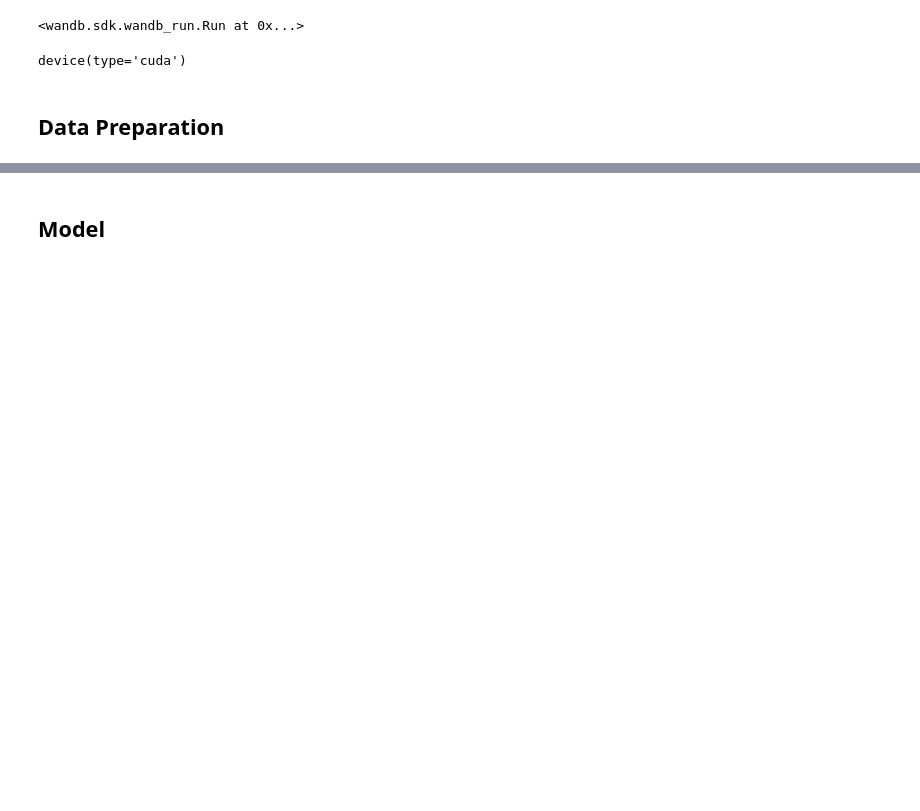
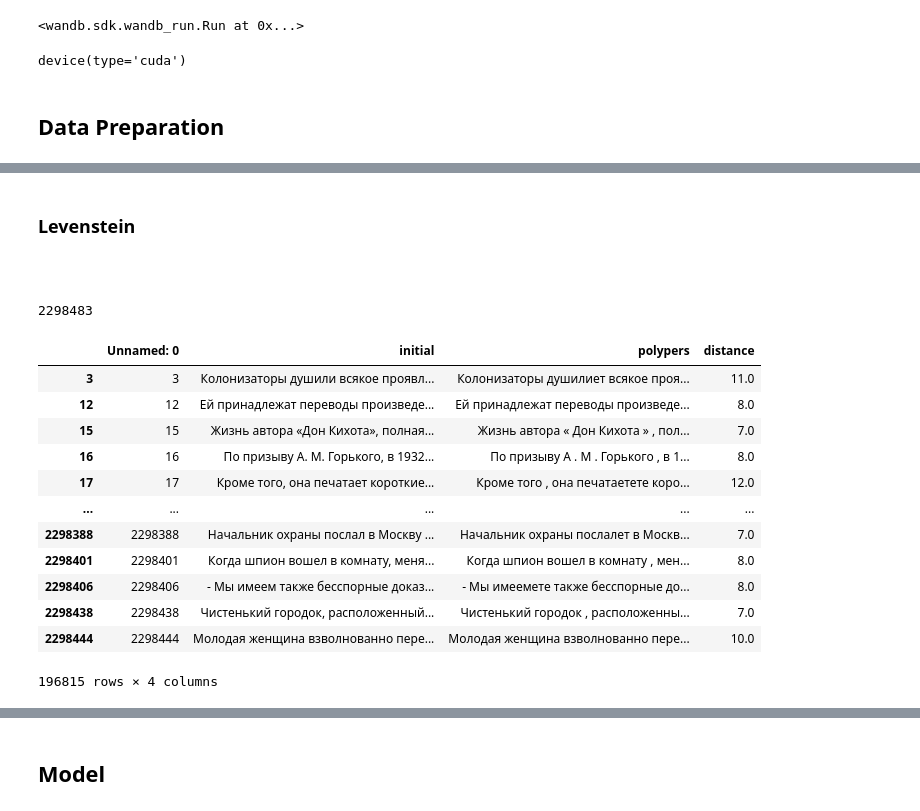
Before and after one commit to Xenomirant/ModularLM, a Jupyter notebook: bert_tuning.ipynb, the cells around one changed output, grey strips where cells are left out. Saved outputs shown, nothing was run; the diff lists cells and outputs as text; code cells hidden in the pictures; blank space fills up the shorter version.

```diff
--- a/bert_tuning.ipynb
+++ b/bert_tuning.ipynb
@@ -65,0 +97,2 @@ MODEL_NAME = 'DeepPavlov/rubert-base-cased'
+# %% [markdown]
+### Levenstein
@@ -66 +113,36 @@ MODEL_NAME = 'DeepPavlov/rubert-base-cased'
+# %%
+with open("lev_dist.pkl", "wb") as f:
+
+    pkl.dump(distance, f)
+# %% [markdown]
+###
+# %%
+with open("lev_dist.pkl", "rb") as f:
+    distance = pkl.load(f)
+# %%
+len(distance)
+# %% [output]
+2298483
+# %%
+df = df.iloc[:len(distance), :]
+
+df = df.assign(distance = distance)
+# %%
+df = df.loc[df["distance"] >= 7]
+# %%
+df
+# %% [output]
+|  | Unnamed: 0 | initial | polypers | distance |
+| 3 | 3 | Колонизаторы душили всякое проявл... | Колонизаторы душилиет всякое проя... | 11.0 |
+| 12 | 12 | Ей принадлежат переводы произведе... | Ей принадлежат переводы произведе... | 8.0 |
+| 15 | 15 | Жизнь автора «Дон Кихота», полная... | Жизнь автора « Дон Кихота » , пол... | 7.0 |
+| 16 | 16 | По призыву А. М. Горького, в 1932... | По призыву А . М . Горького , в 1... | 8.0 |
+| 17 | 17 | Кроме того, она печатает короткие... | Кроме того , она печатаетете коро... | 12.0 |
+| ... | ... | ... | ... | ... |
+| 2298388 | 2298388 | Начальник охраны послал в Москву ... | Начальник охраны послалет в Москв... | 7.0 |
+| 2298401 | 2298401 | Когда шпион вошел в комнату, меня... | Когда шпион вошел в комнату , мен... | 8.0 |
+| 2298406 | 2298406 | - Мы имеем также бесспорные доказ... | - Мы имеемете также бесспорные до... | 8.0 |
+| 2298438 | 2298438 | Чистенький городок, расположенный... | Чистенький городок , расположенны... | 7.0 |
+| 2298444 | 2298444 | Молодая женщина взволнованно пере... | Молодая женщина взволнованно пере... | 10.0 |
+196815 rows × 4 columns
 # %%
```
Also changed, not shown: parts of 37 cells of this notebook.
